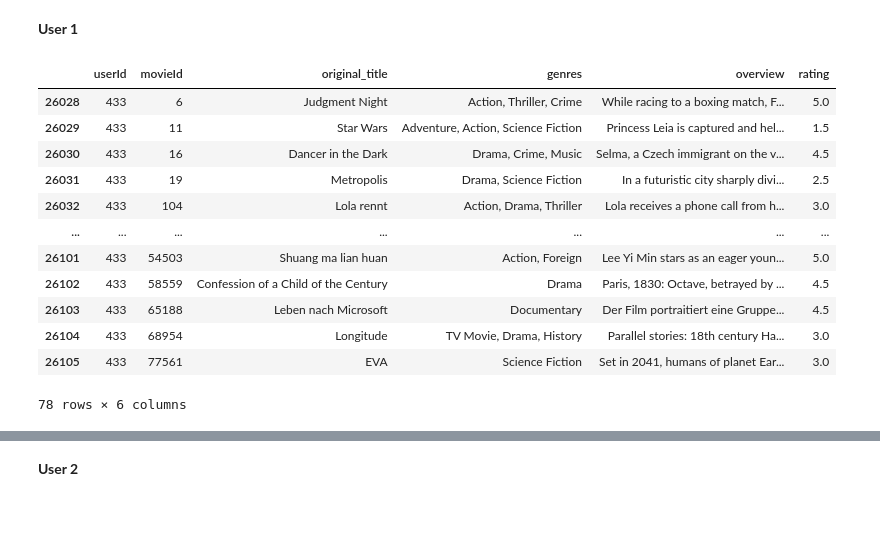
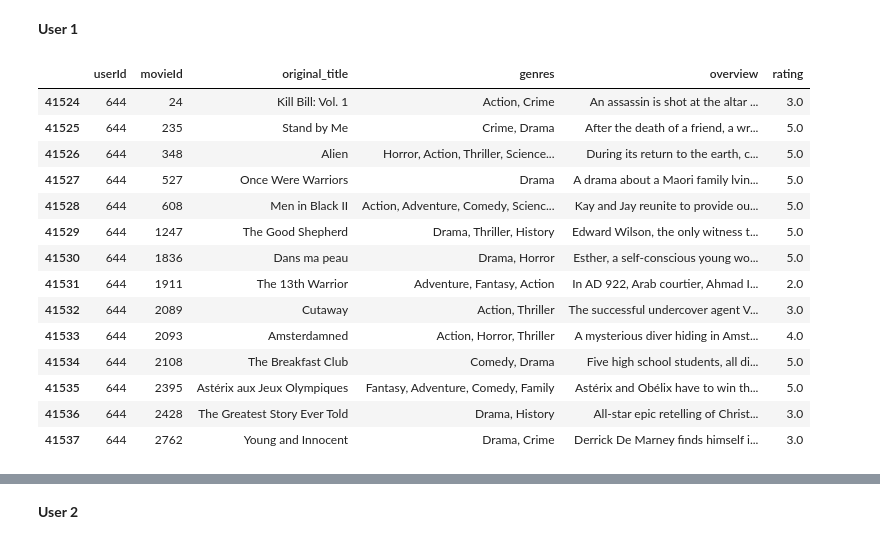
Before and after one commit to ychong4/ychong4.github.io, a Jupyter notebook: Activity 2/Recommender System/Recommender-System-movies.ipynb, the cells around one changed output, grey strips where cells are left out. Drawn from its saved outputs; the diff is of its cells as text; code cells hidden in the pictures; blank space fills up the shorter version.

```diff
--- a/Activity 2/Recommender System/Recommender-System-movies.ipynb
+++ b/Activity 2/Recommender System/Recommender-System-movies.ipynb
@@ -491,7 +499,7 @@ ratings
 ratings = ratings.merge(df[['id', 'original_title', 'genres', 'overview']], left_on='movieId', right_on='id', how='left')
 ratings = ratings.dropna().reset_index(drop=True)
 ratings['userId'] = ratings['userId'].astype(str)
-ratings1 = ratings
+ratings_copy = ratings
 
 print(ratings.shape)
 ratings.head()
@@ -715,6 +802,3 @@ def predict_movie_df(userId, top_n):
 # %%
-user_list = ratings1.userId.unique()
-user = random.choice(user_list)
-
+user_list = ratings_copy.userId.unique()
 movie_list = df.original_title.unique()
-movie = random.choice(movie_list)
@@ -736,22 +823,26 @@ Predicted rating for user 433 for movie Men of Means: 3.034231662750244
 ## Examining User Input and Prediction
 # %% [markdown]
 **User 1**
+# %%
+user1 = random.choice(user_list)
 # %%
-user_input = ratings1[ratings1.userId == str(user)]
-user_input = user_input[['userId', 'movieId', 'original_title', 'genres', 'overview', 'rating']]
-user_input
+user1_input = ratings_copy[ratings_copy.userId == str(user1)]
+user1_input = user1_input[['userId', 'movieId', 'original_title', 'genres', 'overview', 'rating']]
+user1_input
 # %% [output]
 |  | userId | movieId | original_title | genres | overview | rating |
-| 26028 | 433 | 6 | Judgment Night | Action, Thriller, Crime | While racing to a boxing match, F... | 5.0 |
-| 26029 | 433 | 11 | Star Wars | Adventure, Action, Science Fiction | Princess Leia is captured and hel... | 1.5 |
-| 26030 | 433 | 16 | Dancer in the Dark | Drama, Crime, Music | Selma, a Czech immigrant on the v... | 4.5 |
-| 26031 | 433 | 19 | Metropolis | Drama, Science Fiction | In a futuristic city sharply divi... | 2.5 |
-| 26032 | 433 | 104 | Lola rennt | Action, Drama, Thriller | Lola receives a phone call from h... | 3.0 |
-| ... | ... | ... | ... | ... | ... | ... |
-| 26101 | 433 | 54503 | Shuang ma lian huan | Action, Foreign | Lee Yi Min stars as an eager youn... | 5.0 |
-| 26102 | 433 | 58559 | Confession of a Child of the Century | Drama | Paris, 1830: Octave, betrayed by ... | 4.5 |
-| 26103 | 433 | 65188 | Leben nach Microsoft | Documentary | Der Film portraitiert eine Gruppe... | 4.5 |
-| 26104 | 433 | 68954 | Longitude | TV Movie, Drama, History | Parallel stories: 18th century Ha... | 3.0 |
-| 26105 | 433 | 77561 | EVA | Science Fiction | Set in 2041, humans of planet Ear... | 3.0 |
+| 41524 | 644 | 24 | Kill Bill: Vol. 1 | Action, Crime | An assassin is shot at the altar ... | 3.0 |
+| 41525 | 644 | 235 | Stand by Me | Crime, Drama | After the death of a friend, a wr... | 5.0 |
+| 41526 | 644 | 348 | Alien | Horror, Action, Thriller, Science... | During its return to the earth, c... | 5.0 |
+| 41527 | 644 | 527 | Once Were Warriors | Drama | A drama about a Maori family lvin... | 5.0 |
+| 41528 | 644 | 608 | Men in Black II | Action, Adventure, Comedy, Scienc... | Kay and Jay reunite to provide ou... | 5.0 |
+| 41529 | 644 | 1247 | The Good Shepherd | Drama, Thriller, History | Edward Wilson, the only witness t... | 5.0 |
+| 41530 | 644 | 1836 | Dans ma peau | Drama, Horror | Esther, a self-conscious young wo... | 5.0 |
+| 41531 | 644 | 1911 | The 13th Warrior | Adventure, Fantasy, Action | In AD 922, Arab courtier, Ahmad I... | 2.0 |
+| 41532 | 644 | 2089 | Cutaway | Action, Thriller | The successful undercover agent V... | 3.0 |
+| 41533 | 644 | 2093 | Amsterdamned | Action, Horror, Thriller | A mysterious diver hiding in Amst... | 4.0 |
+| 41534 | 644 | 2108 | The Breakfast Club | Comedy, Drama | Five high school students, all di... | 5.0 |
+| 41535 | 644 | 2395 | Astérix aux Jeux Olympiques | Fantasy, Adventure, Comedy, Family | Astérix and Obélix have to win th... | 5.0 |
+| 41536 | 644 | 2428 | The Greatest Story Ever Told | Drama, History | All-star epic retelling of Christ... | 3.0 |
+| 41537 | 644 | 2762 | Young and Innocent | Drama, Crime | Derrick De Marney finds himself i... | 3.0 |
-78 rows × 6 columns
 # %%
```
Also changed, not shown: parts of 38 cells of this notebook.
